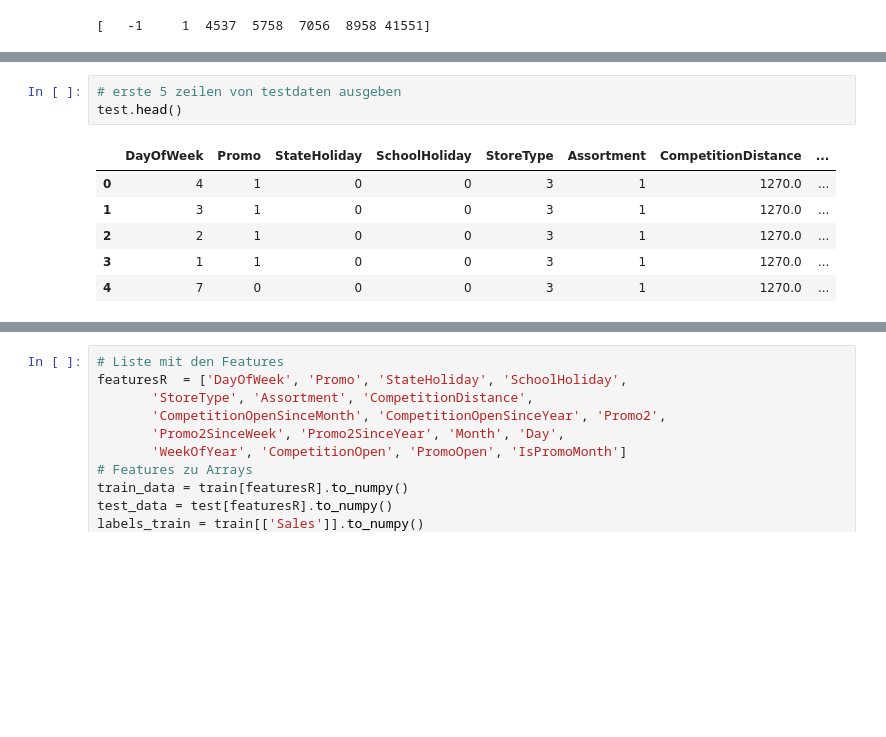
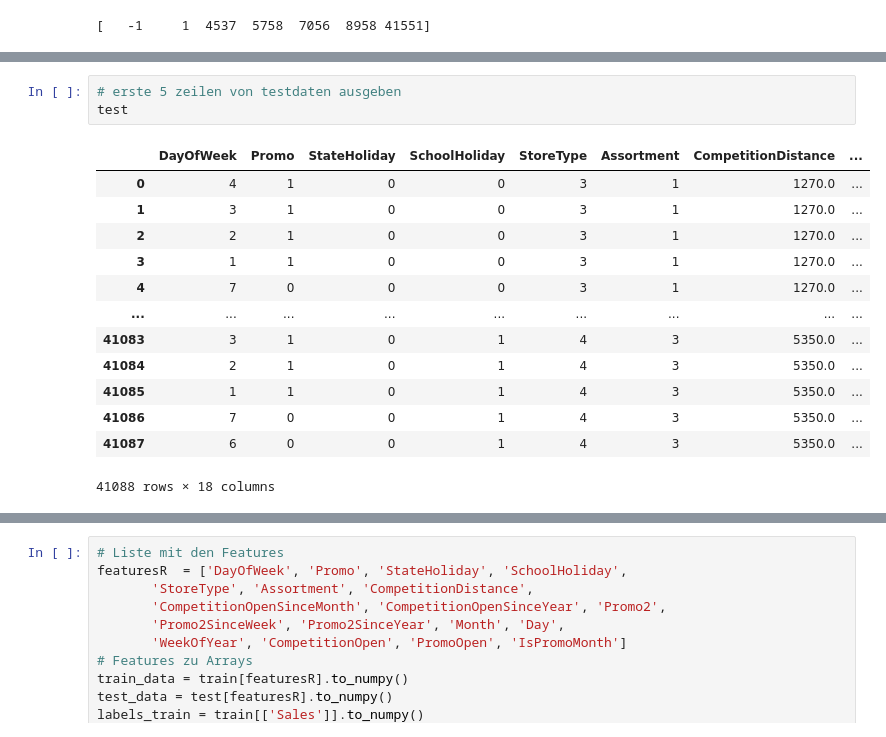
Before and after one commit to dietrichalex/cse, a Jupyter notebook: rossmann-XAI - Sales.ipynb, the cells around one changed output, grey strips where cells are left out. Saved outputs shown, nothing was run; the diff lists cells and outputs as text; blank space fills up the shorter version.

```diff
--- a/rossmann-XAI - Sales.ipynb
+++ b/rossmann-XAI - Sales.ipynb
@@ -200,13 +219,20 @@ Series.dt.weekofyear and Series.dt.week have been deprecated. Please use Series.
 Series.dt.weekofyear and Series.dt.week have been deprecated. Please use Series.dt.isocalendar().week instead.
 # %%
 # erste 5 zeilen von testdaten ausgeben
-test.head()
+test
 # %% [output]
 |  | DayOfWeek | Promo | StateHoliday | SchoolHoliday | StoreType | Assortment | CompetitionDistance | ... |
 | 0 | 4 | 1 | 0 | 0 | 3 | 1 | 1270.0 | ... |
 | 1 | 3 | 1 | 0 | 0 | 3 | 1 | 1270.0 | ... |
 | 2 | 2 | 1 | 0 | 0 | 3 | 1 | 1270.0 | ... |
 | 3 | 1 | 1 | 0 | 0 | 3 | 1 | 1270.0 | ... |
 | 4 | 7 | 0 | 0 | 0 | 3 | 1 | 1270.0 | ... |
+| ... | ... | ... | ... | ... | ... | ... | ... | ... |
+| 41083 | 3 | 1 | 0 | 1 | 4 | 3 | 5350.0 | ... |
+| 41084 | 2 | 1 | 0 | 1 | 4 | 3 | 5350.0 | ... |
+| 41085 | 1 | 1 | 0 | 1 | 4 | 3 | 5350.0 | ... |
+| 41086 | 7 | 0 | 0 | 1 | 4 | 3 | 5350.0 | ... |
+| 41087 | 6 | 0 | 0 | 1 | 4 | 3 | 5350.0 | ... |
+41088 rows × 18 columns
 # %%
 # erste 5 zeilen von trainingsdaten ausgeben
```
Also changed, not shown: parts of 18 cells of this notebook.
